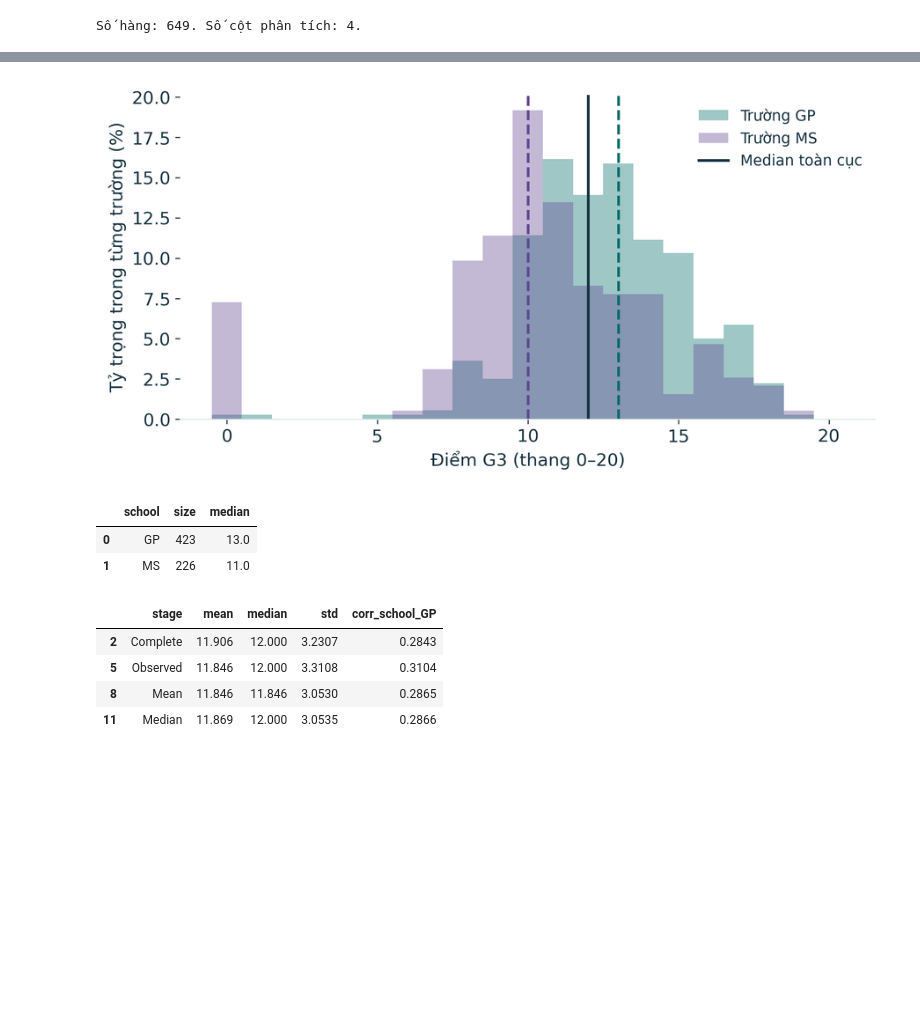
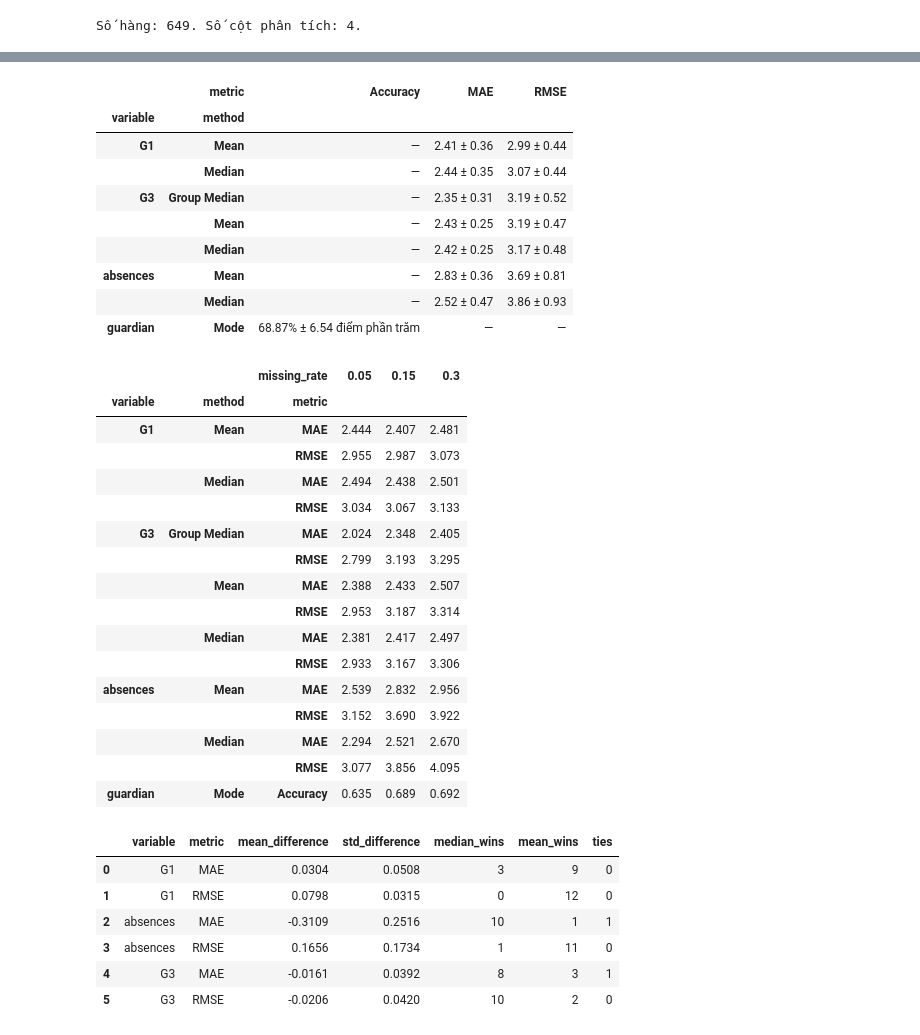
Before and after one commit to ncat218/Seminar-DS111, a Jupyter notebook: notebooks/seminar_imputation.ipynb, the cells around one changed output, grey strips where cells are left out. Cells and saved outputs as stored; diff of their text form; code cells hidden in the pictures; blank space fills up the shorter version.

Commit message:
Reframe seminar around rationale, assumptions and data distortion

```diff
--- a/notebooks/seminar_imputation.ipynb
+++ b/notebooks/seminar_imputation.ipynb
@@ -196,15 +168,46 @@ Với cùng một hằng số, tối thiểu hóa sai số tuyệt đối dẫn
 # %%
-figure("g3_by_school")
-multi = NUMERIC[2]
-display(pd.DataFrame(evidence["schools"]))
-display(distribution.loc[distribution.variable.eq(multi), ["stage", "mean", "median", "std", "corr_school_GP"]].round(4))
+scores = pd.DataFrame(evidence["scores"])
+focus = scores.loc[scores.missing_rate.eq(0.15)].copy()
+focus["mean ± SD"] = focus.apply(
+    lambda r: f"{r['mean']:.2%} ± {r['std'] * 100:.2f} điểm phần trăm" if r["metric"] == "Accuracy"
+    else f"{r['mean']:.2f} ± {r['std']:.2f}", axis=1,
+)
+display(focus.pivot(index=["variable", "method"], columns="metric", values="mean ± SD").fillna("—"))
+display(scores.pivot_table(index=["variable", "method", "metric"], columns="missing_rate", values="mean").round(3))
+display(pd.DataFrame(evidence["support"]["paired"]).round(4))
+figure("imputation_errors")
 # %% [output]
-[figure, old version]
-|  | school | size | median |
-| 0 | GP | 423 | 13.0 |
-| 1 | MS | 226 | 11.0 |
+|  | metric | Accuracy | MAE | RMSE |
+| variable | method |  |  |  |
+| G1 | Mean | — | 2.41 ± 0.36 | 2.99 ± 0.44 |
+|  | Median | — | 2.44 ± 0.35 | 3.07 ± 0.44 |
+| G3 | Group Median | — | 2.35 ± 0.31 | 3.19 ± 0.52 |
+|  | Mean | — | 2.43 ± 0.25 | 3.19 ± 0.47 |
+|  | Median | — | 2.42 ± 0.25 | 3.17 ± 0.48 |
+| absences | Mean | — | 2.83 ± 0.36 | 3.69 ± 0.81 |
+|  | Median | — | 2.52 ± 0.47 | 3.86 ± 0.93 |
+| guardian | Mode | 68.87% ± 6.54 điểm phần trăm | — | — |
-|  | stage | mean | median | std | corr_school_GP |
-| 2 | Complete | 11.906 | 12.000 | 3.2307 | 0.2843 |
-| 5 | Observed | 11.846 | 12.000 | 3.3108 | 0.3104 |
-| 8 | Mean | 11.846 | 11.846 | 3.0530 | 0.2865 |
-| 11 | Median | 11.869 | 12.000 | 3.0535 | 0.2866 |
+|  |  | missing_rate | 0.05 | 0.15 | 0.3 |
+| variable | method | metric |  |  |  |
+| G1 | Mean | MAE | 2.444 | 2.407 | 2.481 |
+|  |  | RMSE | 2.955 | 2.987 | 3.073 |
+|  | Median | MAE | 2.494 | 2.438 | 2.501 |
+|  |  | RMSE | 3.034 | 3.067 | 3.133 |
+| G3 | Group Median | MAE | 2.024 | 2.348 | 2.405 |
+|  |  | RMSE | 2.799 | 3.193 | 3.295 |
+|  | Mean | MAE | 2.388 | 2.433 | 2.507 |
+|  |  | RMSE | 2.953 | 3.187 | 3.314 |
+|  | Median | MAE | 2.381 | 2.417 | 2.497 |
+|  |  | RMSE | 2.933 | 3.167 | 3.306 |
+| absences | Mean | MAE | 2.539 | 2.832 | 2.956 |
+|  |  | RMSE | 3.152 | 3.690 | 3.922 |
+|  | Median | MAE | 2.294 | 2.521 | 2.670 |
+|  |  | RMSE | 3.077 | 3.856 | 4.095 |
+| guardian | Mode | Accuracy | 0.635 | 0.689 | 0.692 |
+|  | variable | metric | mean_difference | std_difference | median_wins | mean_wins | ties |
+| 0 | G1 | MAE | 0.0304 | 0.0508 | 3 | 9 | 0 |
+| 1 | G1 | RMSE | 0.0798 | 0.0315 | 0 | 12 | 0 |
+| 2 | absences | MAE | -0.3109 | 0.2516 | 10 | 1 | 1 |
+| 3 | absences | RMSE | 0.1656 | 0.1734 | 1 | 11 | 0 |
+| 4 | G3 | MAE | -0.0161 | 0.0392 | 8 | 3 | 1 |
+| 5 | G3 | RMSE | -0.0206 | 0.0420 | 10 | 2 | 0 |
```
Also changed, not shown: parts of 14 cells of this notebook, 17 other files.
